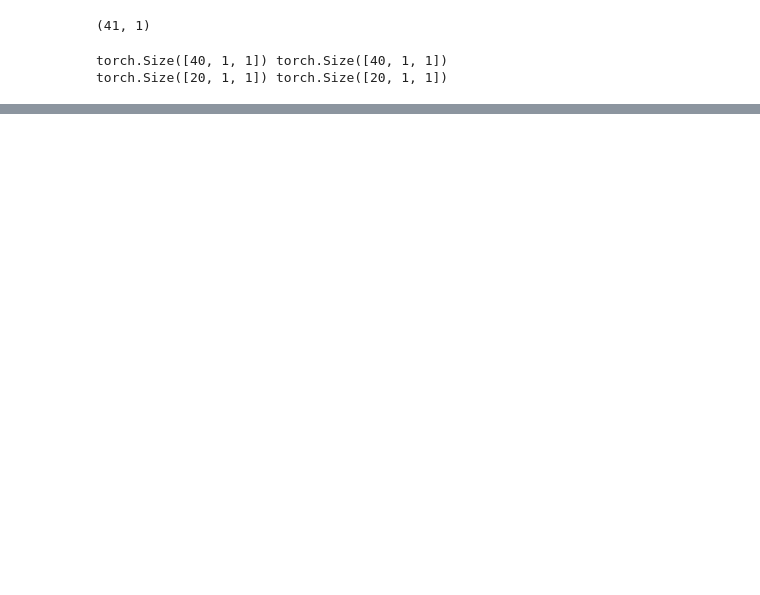
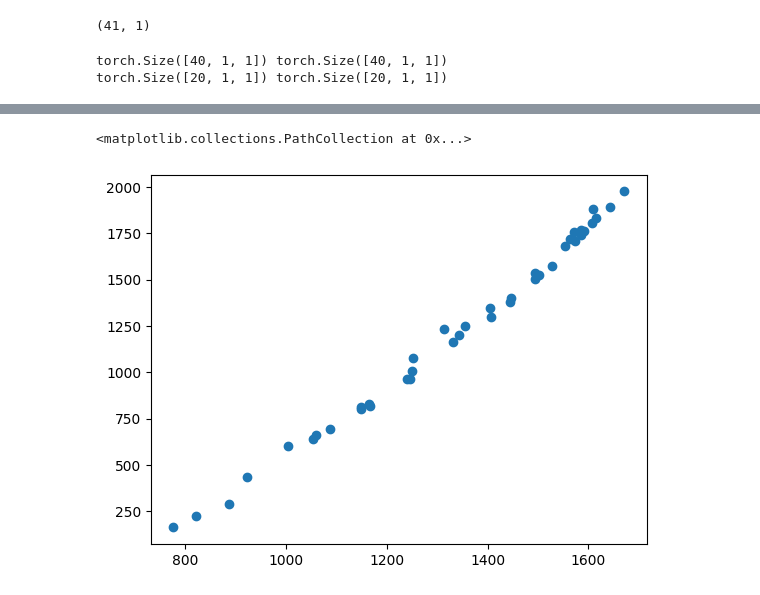
Before and after one commit to marianataglio/seriestemporales, a Jupyter notebook: overfitting_lstm.ipynb, the cells around one changed output, grey strips where cells are left out. Drawn from its saved outputs; the diff is of its cells as text; code cells hidden in the pictures; blank space fills up the shorter version.

```diff
--- a/overfitting_lstm.ipynb
+++ b/overfitting_lstm.ipynb
@@ -176,5 +172,8 @@ len(train_array), len(test_array)
 # %%
-#plt.scatter(train_array, train[:40])
+plt.scatter(train_array, train[:40])
+# %% [output]
+<matplotlib.collections.PathCollection at 0x...>
+[figure, added]
 # %%
 plt.plot(train[:40])
 plt.plot(train_array)
```
Also changed, not shown: parts of 31 cells of this notebook.
